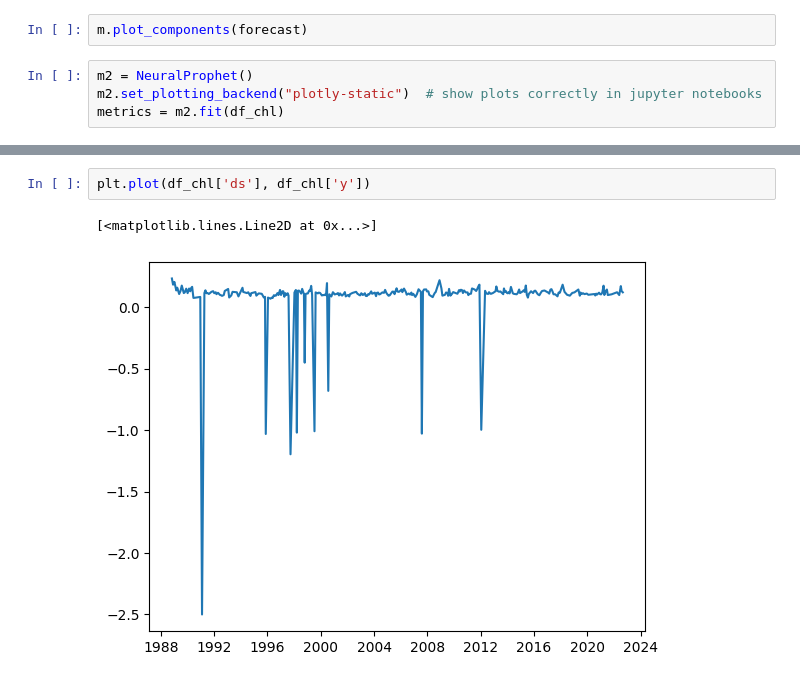
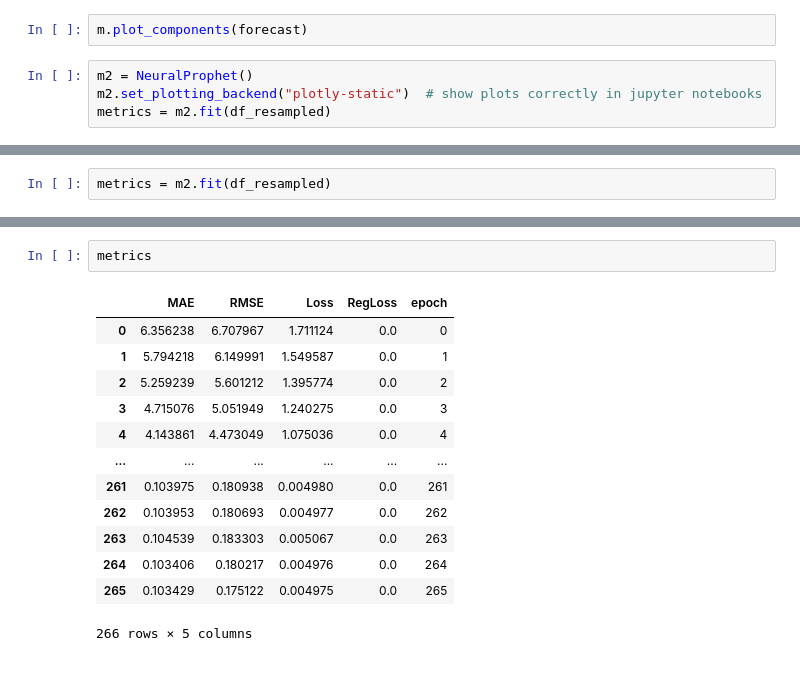
Before and after one commit to RaunakDey/SCOPE-causation-network, a Jupyter notebook: Test-example.ipynb, the cells around one changed output, grey strips where cells are left out. Drawn from its saved outputs; the diff is of its cells as text.

```diff
--- a/Test-example.ipynb
+++ b/Test-example.ipynb
@@ -179,6 +180,6 @@ m.plot_components(forecast)
 # %%
 m2 = NeuralProphet()
 m2.set_plotting_backend("plotly-static")  # show plots correctly in jupyter notebooks
-metrics = m2.fit(df_chl)
+metrics = m2.fit(df_resampled)
 # %% [output]
 WARNING - (NP.forecaster.fit) - When Global modeling with local normalization, metrics are displayed in normalized scale.
@@ -187,0 +194,2 @@ ValueError: Detected multiple frequencies in the timeseries please pre-process d
+# %%
+metrics = m2.fit(df_resampled)
@@ -214,5 +218,16 @@ plt.show()
 # %%
-plt.plot(df_chl['ds'], df_chl['y'])
+metrics
 # %% [output]
+|  | MAE | RMSE | Loss | RegLoss | epoch |
+| 0 | 6.356238 | 6.707967 | 1.711124 | 0.0 | 0 |
+| 1 | 5.794218 | 6.149991 | 1.549587 | 0.0 | 1 |
+| 2 | 5.259239 | 5.601212 | 1.395774 | 0.0 | 2 |
+| 3 | 4.715076 | 5.051949 | 1.240275 | 0.0 | 3 |
+| 4 | 4.143861 | 4.473049 | 1.075036 | 0.0 | 4 |
+| ... | ... | ... | ... | ... | ... |
+| 261 | 0.103975 | 0.180938 | 0.004980 | 0.0 | 261 |
+| 262 | 0.103953 | 0.180693 | 0.004977 | 0.0 | 262 |
+| 263 | 0.104539 | 0.183303 | 0.005067 | 0.0 | 263 |
+| 264 | 0.103406 | 0.180217 | 0.004976 | 0.0 | 264 |
+| 265 | 0.103429 | 0.175122 | 0.004975 | 0.0 | 265 |
-[<matplotlib.lines.Line2D at 0x...>]
+266 rows × 5 columns
-[figure, removed]
```
Also changed, not shown: parts of 13 cells of this notebook.
